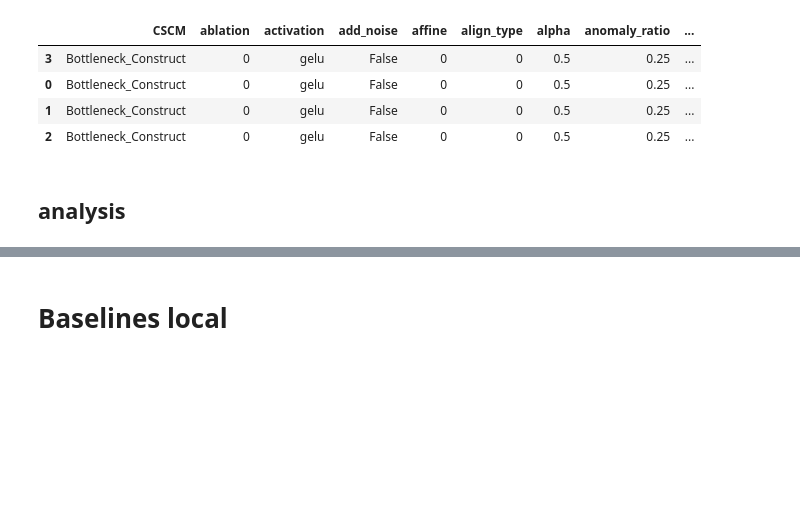
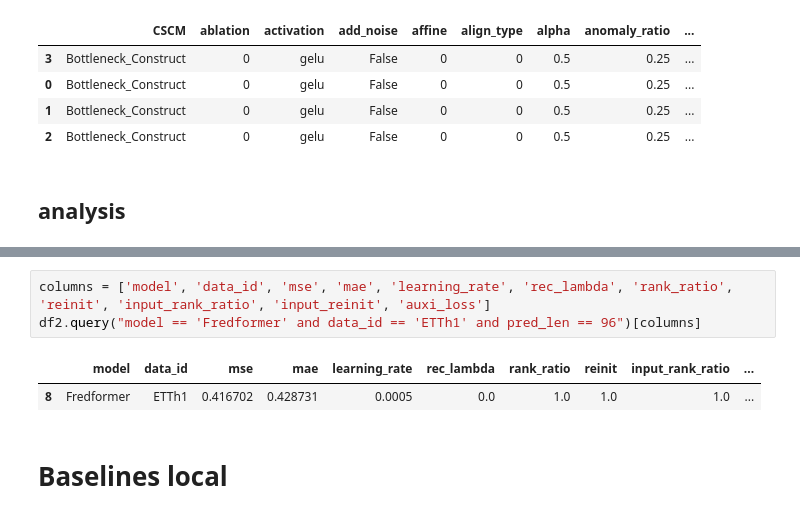
Before and after one commit to Master-PLC/Time-o1, a Jupyter notebook: analyze/Time-o1/long_term_forecast.ipynb, the cells around one changed output, grey strips where cells are left out. Cells and saved outputs as stored; diff of their text form; blank space fills up the shorter version.

```diff
--- a/analyze/Time-o1/long_term_forecast.ipynb
+++ b/analyze/Time-o1/long_term_forecast.ipynb
@@ -139,3 +266,9 @@ df2
+# %%
+columns = ['model', 'data_id', 'mse', 'mae', 'learning_rate', 'rec_lambda', 'rank_ratio', 'reinit', 'input_rank_ratio', 'input_reinit', 'auxi_loss']
+df2.query("model == 'Fredformer' and data_id == 'ETTh1' and pred_len == 96")[columns]
+# %% [output]
+|  | model | data_id | mse | mae | learning_rate | rec_lambda | rank_ratio | reinit | input_rank_ratio | ... |
+| 8 | Fredformer | ETTh1 | 0.416702 | 0.428731 | 0.0005 | 0.0 | 1.0 | 1.0 | 1.0 | ... |
 # %% [markdown]
 # Baselines local
 # %% [markdown]
```
Also changed, not shown: parts of 7 cells of this notebook, 1 other file.
